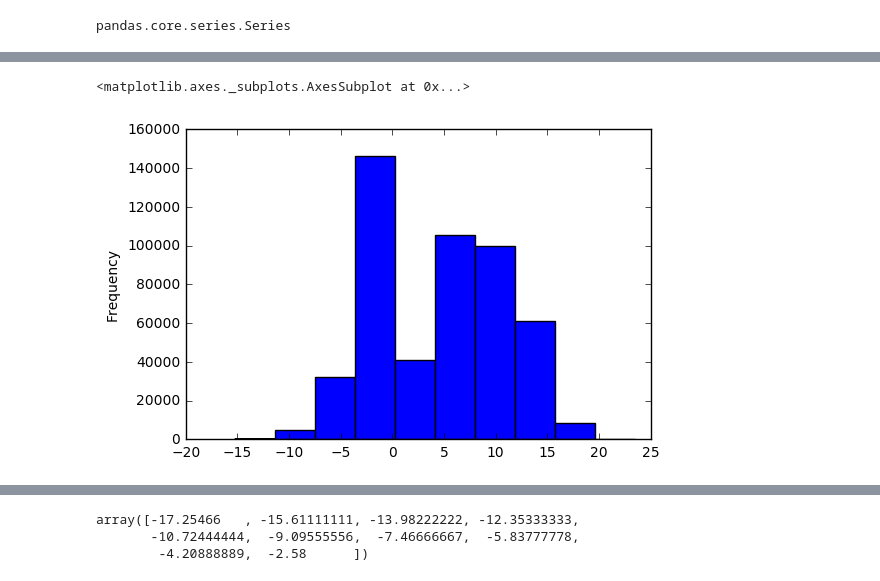
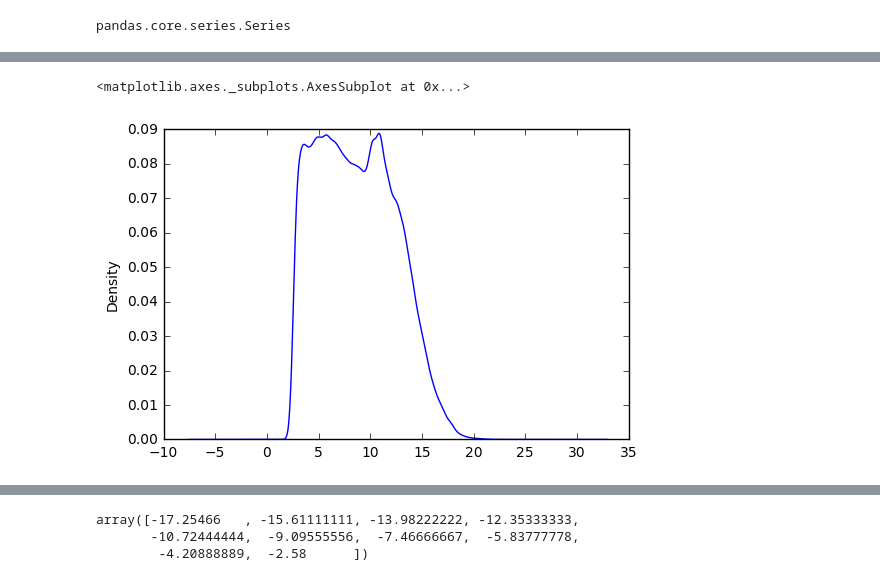
Before and after one commit to dleehr/svr-model-validation, a Jupyter notebook: Preferences binning.ipynb, the cells around one changed output, grey strips where cells are left out. Saved outputs shown, nothing was run; the diff lists cells and outputs as text; code cells hidden in the pictures.

```diff
--- a/Preferences binning.ipynb
+++ b/Preferences binning.ipynb
@@ -5,7 +5,7 @@ import matplotlib
 # %%
 %matplotlib inline
 # %%
-prefs = pandas.read_table('hg38_Elk1_0004_vs_Ets1_0005-prefs.bed', names=['pref'])
+prefs = pandas.read_table('/Users/dcl9/Data/tf-dna-preferences/results/bigbeds/hg38_Elk1_0004_vs_Ets1_0005-prefs.bed', names=['pref'])
 # %%
 type(prefs['pref'])
 # %% [output]
@@ -41,5 +22,5 @@ prefs.describe(percentiles=[0,0.1,0.2,0.3,0.4,0.5,0.6,0.7,0.8,0.9])
 # %%
-sampled.plot(kind='hist')
+sampled[sampled>0].plot(kind='kde')
 # %% [output]
 <matplotlib.axes._subplots.AxesSubplot at 0x...>
-[figure, old version]
+[figure, new version]
```
Also changed, not shown: parts of 4 cells of this notebook.
